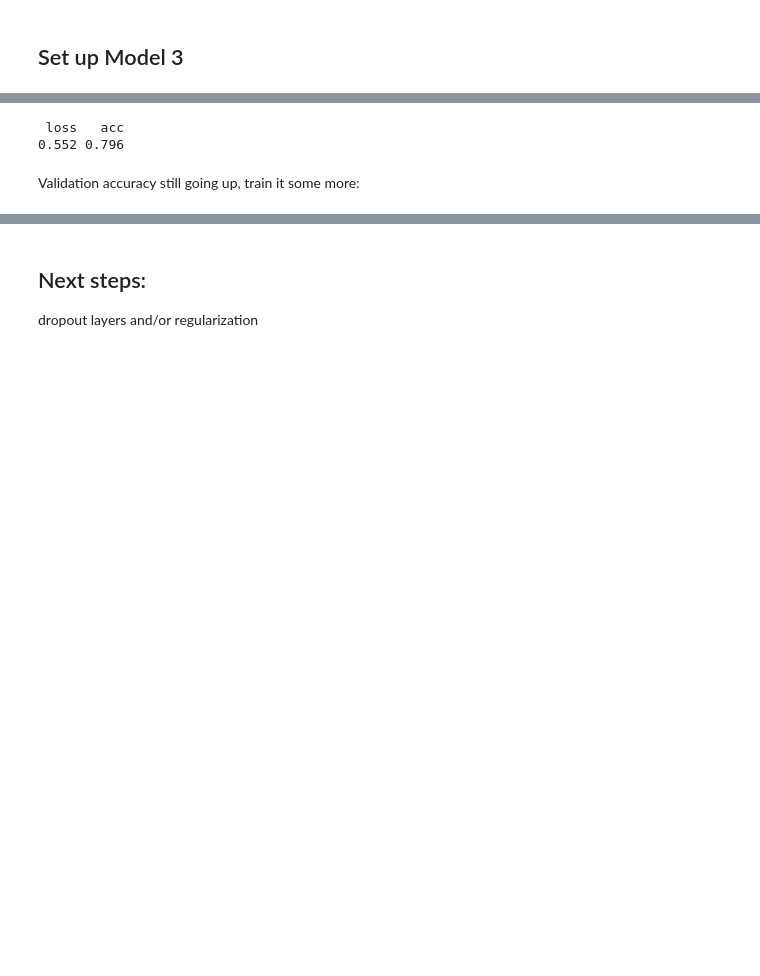
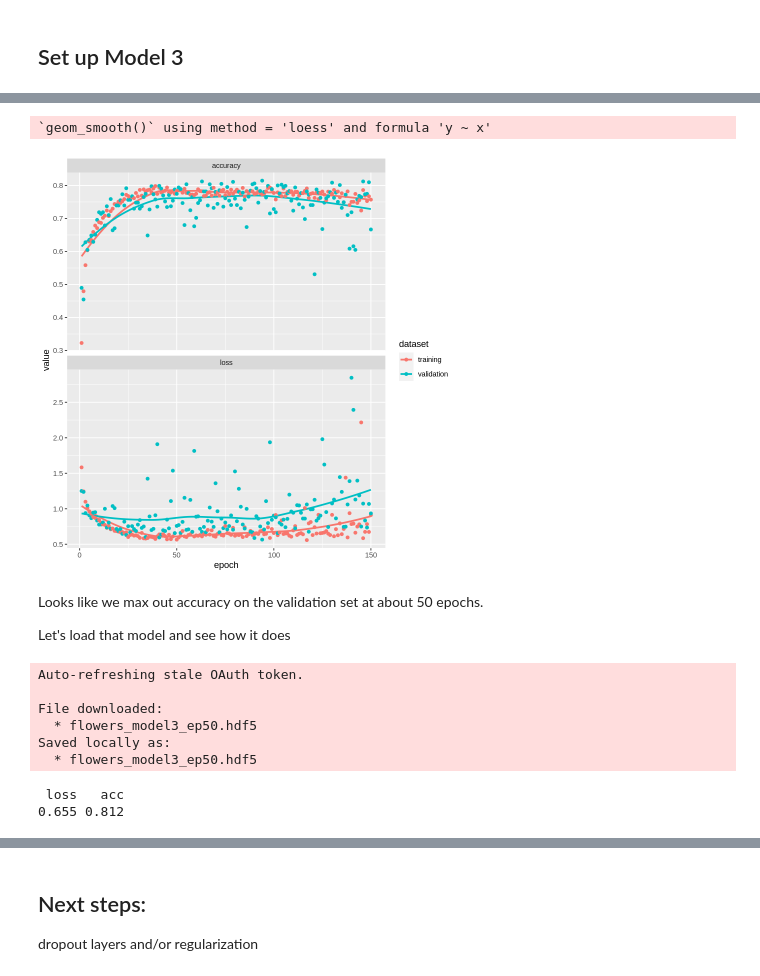
Before and after one commit to jnmaloof/DeepLearning_JulinMaloof, a Jupyter notebook: Flowers_R_Kefras.ipynb, the cells around one changed output, grey strips where cells are left out. Cells and saved outputs as stored; diff of their text form; code cells hidden in the pictures; blank space fills up the shorter version.

```diff
--- a/Flowers_R_Kefras.ipynb
+++ b/Flowers_R_Kefras.ipynb
@@ -572,7 +572,7 @@ Previous runs showed that it was still improving at epoch 50, so will run 150 an
 # %%
 total_epochs <- 150
-save_interval <- 5
-
+save_interval <- 10
+#i <- 1
 save_seq <- seq(from=save_interval, to=total_epochs, by=save_interval)
 
 history3_list <- list()
@@ -591,8 +591,8 @@ system.time(for(i in save_seq) {
   save_model_hdf5(model3, file_name)
   drive_put(file_name, str_c("DeepLearning/Flowers/", file_name), verbose=FALSE)
   file.remove(file_name)
+  save(history3_list, file="history3_list.Rdata")
+  drive_put("history3_list.Rdata", "DeepLearning/Flowers/history3_list.Rdata", verbose=FALSE)
+  print(str_c("completed epoch: ", i))
 })
-
-save(history3_list, "history3_list.Rdata")
-drive_put("history3_list.Rdata", "DeepLearning/Flowers/history3_list.Rdata")
 # %% [output]
@@ -630,0 +641,5 @@ val_loss: 0.626
+# %%
+history3 <- bind_rows(history3_list) %>%
+  mutate(epoch=1:nrow(.))
+dim(history3)
+head(history3)
@@ -631,8 +657,33 @@ val_loss: 0.626
+# %%
+history3 %>%
+    pivot_longer(cols=-epoch) %>%
+    mutate(dataset = ifelse(str_detect(name, "val"), "validation", "training"),
+           type=ifelse(str_detect(name, "acc"), "accuracy", "loss")) %>%
+    filter(value < 3) %>% # remove a few outliers
+    ggplot(aes(x=epoch, y=value, color=dataset)) +
+        geom_smooth(se=FALSE) +
+        geom_point() +
+        facet_wrap(~type, scales = "free_y", ncol=1)
+# %% [output]
+`geom_smooth()` using method = 'loess' and formula 'y ~ x'
+[figure, added]
+# %% [markdown]
+Looks like we max out accuracy on the validation set at about 50 epochs.
+
+Let's load that model and see how it does
+# %%
+drive_download("DeepLearning/Flowers/flowers_model3_ep50.hdf5")
+model3 <- load_model_hdf5("flowers_model3_ep50.hdf5")
+# %% [output]
+Auto-refreshing stale OAuth token.
+
+File downloaded:
+  * flowers_model3_ep50.hdf5
+Saved locally as:
+  * flowers_model3_ep50.hdf5
 # %%
-results3 <- model3 %>% evaluate(test_generator3)
-results3 %>% round(3)
+results <- model3 %>% evaluate(test_generator3)
+results %>% round(3)
 # %% [output]
  loss   acc
-0.552 0.796
+0.655 0.812
-# %% [markdown]
-Validation accuracy still going up, train it some more:
```
Also changed, not shown: parts of 11 cells of this notebook.
